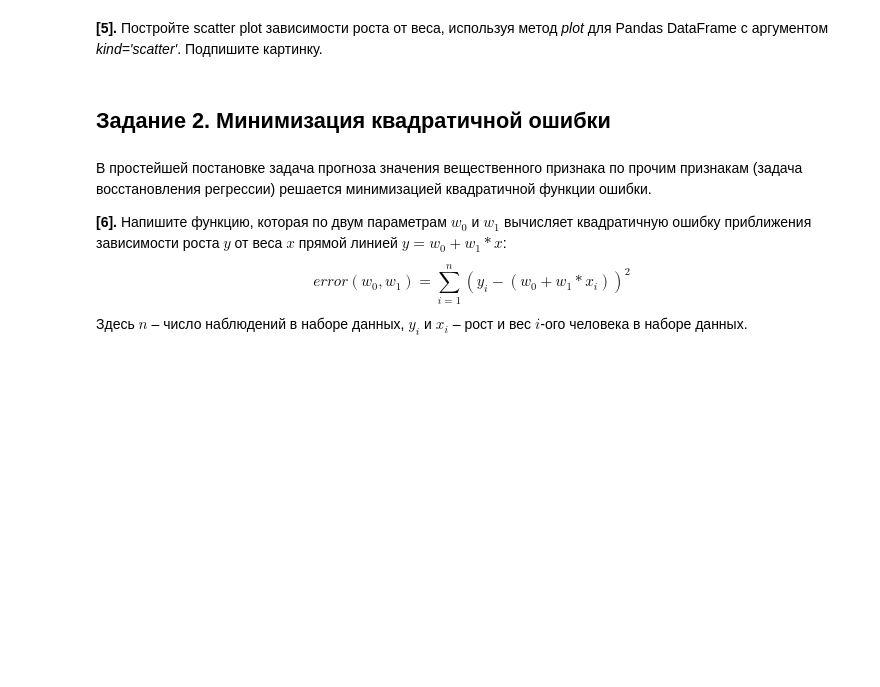
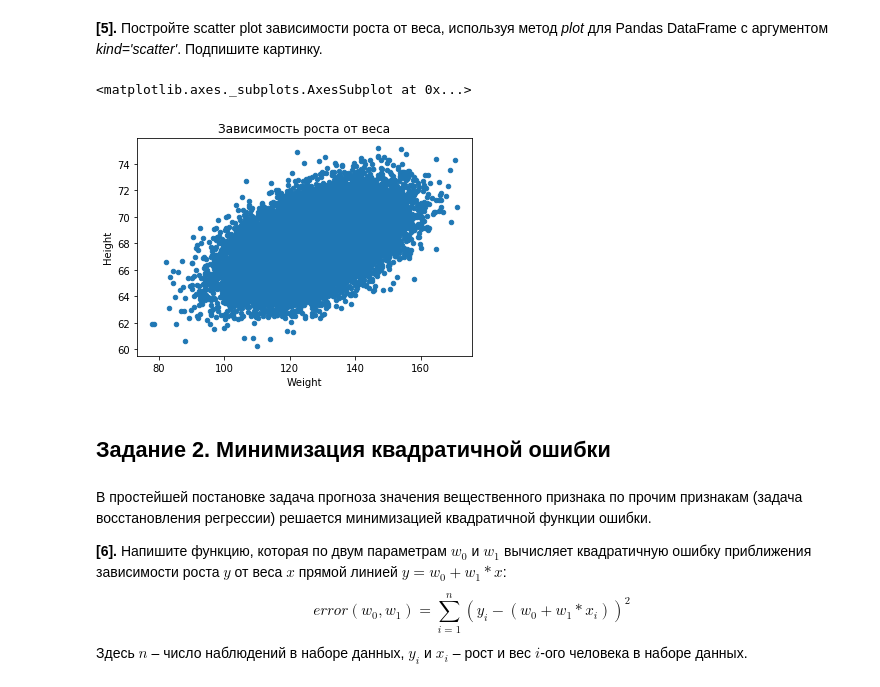
Before and after one commit to chance-comer/coursera_data_analysis_and_ML, a Jupyter notebook: Learn_on_data/_3791dd48ff93b23aff49215d7a9fc9af_peer_review_linreg_height_weight.ipynb, the cells around one changed output. Saved outputs shown, nothing was run; the diff lists cells and outputs as text; code cells hidden in the pictures; blank space fills up the shorter version.

```diff
--- a/Learn_on_data/_3791dd48ff93b23aff49215d7a9fc9af_peer_review_linreg_height_weight.ipynb
+++ b/Learn_on_data/_3791dd48ff93b23aff49215d7a9fc9af_peer_review_linreg_height_weight.ipynb
@@ -99,3 +110,9 @@ data['weight_cat'] = data['Weight'].apply(weight_category)
+# %%
+# Ваш код здесь
+data.plot(kind = 'scatter', x = 'Weight', y = 'Height', title = 'Зависимость роста от веса')
+# %% [output]
+<matplotlib.axes._subplots.AxesSubplot at 0x...>
+[figure, added]
 # %% [markdown]
 ## Задание 2. Минимизация квадратичной ошибки
 # %% [markdown]
```
Also changed, not shown: parts of 3 cells of this notebook, 1 other file.
